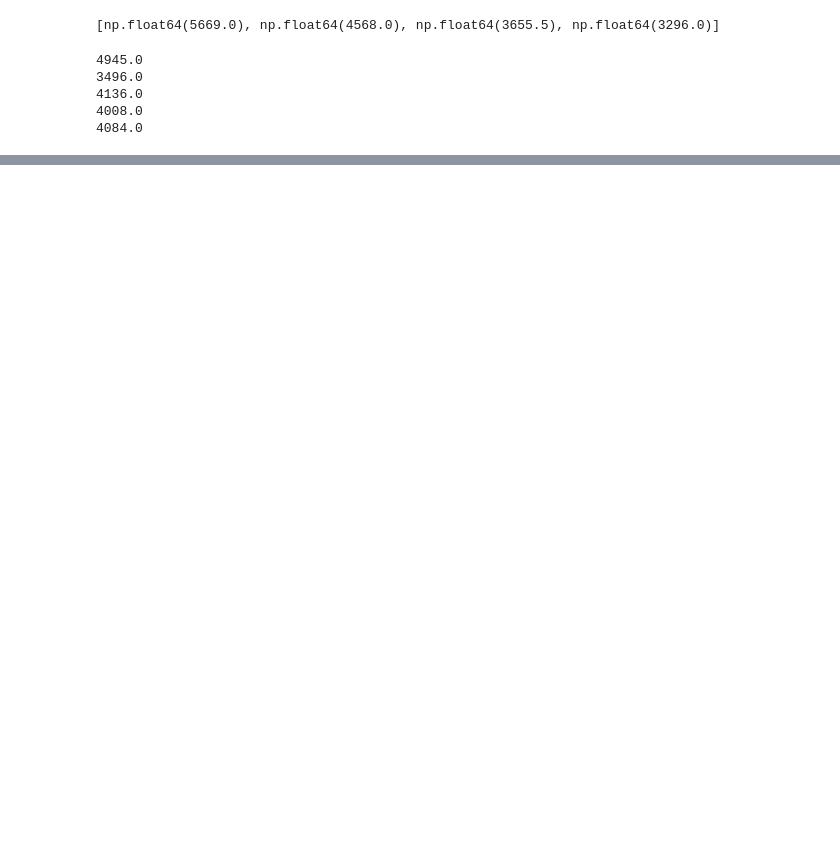
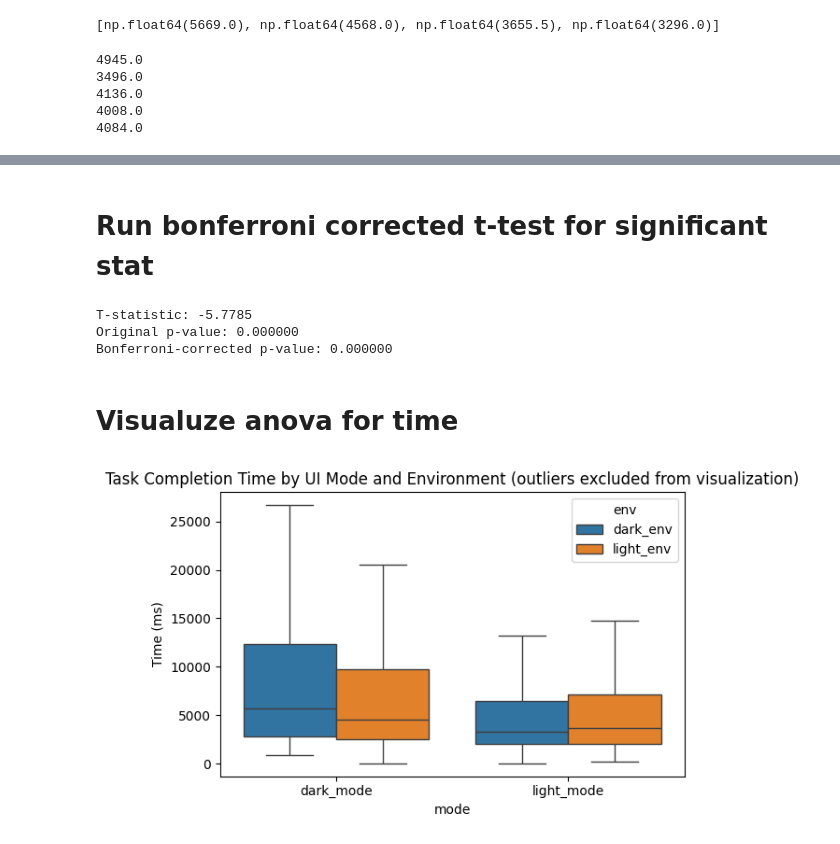
Before and after one commit to PatrickGraf99/Forschungsseminar-Website, a Jupyter notebook: evaluation/evaluator.ipynb, the cells around one changed output, grey strips where cells are left out. Saved outputs shown, nothing was run; the diff lists cells and outputs as text; code cells hidden in the pictures; blank space fills up the shorter version.

```diff
--- a/evaluation/evaluator.ipynb
+++ b/evaluation/evaluator.ipynb
@@ -281,0 +123,18 @@ print(anova2)
+# %%
+dataframe_time['env'] = dataframe_time['env'].astype('category')
+dataframe_time['mode'] = dataframe_time['mode'].astype('category')
+
+model_time = ols('time ~ C(env) * C(mode)', data=dataframe_time).fit()
+
+anova_time = sm.stats.anova_lm(model_time, typ=2)
+
+print(anova_time)
+
+dataframe_blinks['environment'] = dataframe_blinks['environment'].astype('category')
+dataframe_blinks['ui_mode'] = dataframe_blinks['ui_mode'].astype('category')
+
+model_blinks = ols('blinks_per_minute ~ C(environment) * C(ui_mode)', data=dataframe_blinks).fit()
+
+anova_blinks = sm.stats.anova_lm(model_blinks, typ=2)
+
+print(anova_blinks)
@@ -281,0 +152,28 @@ print(anova2)
+# %% [markdown]
+# Run bonferroni corrected t-test for significant stat
+# %%
+light_mode_times = dataframe_time[dataframe_time['mode'] == 'light_mode']['time']
+dark_mode_times = dataframe_time[dataframe_time['mode'] == 'dark_mode']['time']
+
+t_stat, p_value = ttest_ind(light_mode_times, dark_mode_times, equal_var=False)
+
+_, p_corrected, _, _ = smm.multipletests([p_value], method='bonferroni')
+
+print(f"T-statistic: {t_stat:.4f}")
+print(f"Original p-value: {p_value:.6f}")
+print(f"Bonferroni-corrected p-value: {p_corrected[0]:.6f}")#
+# %% [output]
+T-statistic: -5.7785
+Original p-value: 0.000000
+Bonferroni-corrected p-value: 0.000000
+# %% [markdown]
+# Visualuze anova for time
+# %%
+plt.figure(figsize=(6, 4))
+sns.boxplot(x='mode', y='time', hue='env', data=dataframe_time, showfliers=False)
+plt.title("Task Completion Time by UI Mode and Environment (outliers excluded from visualization)")
+plt.ylabel("Time (ms)")
+plt.tight_layout()
+plt.show()
+# %% [output]
+[figure, added]
```
Also changed, not shown: parts of 25 cells of this notebook.
